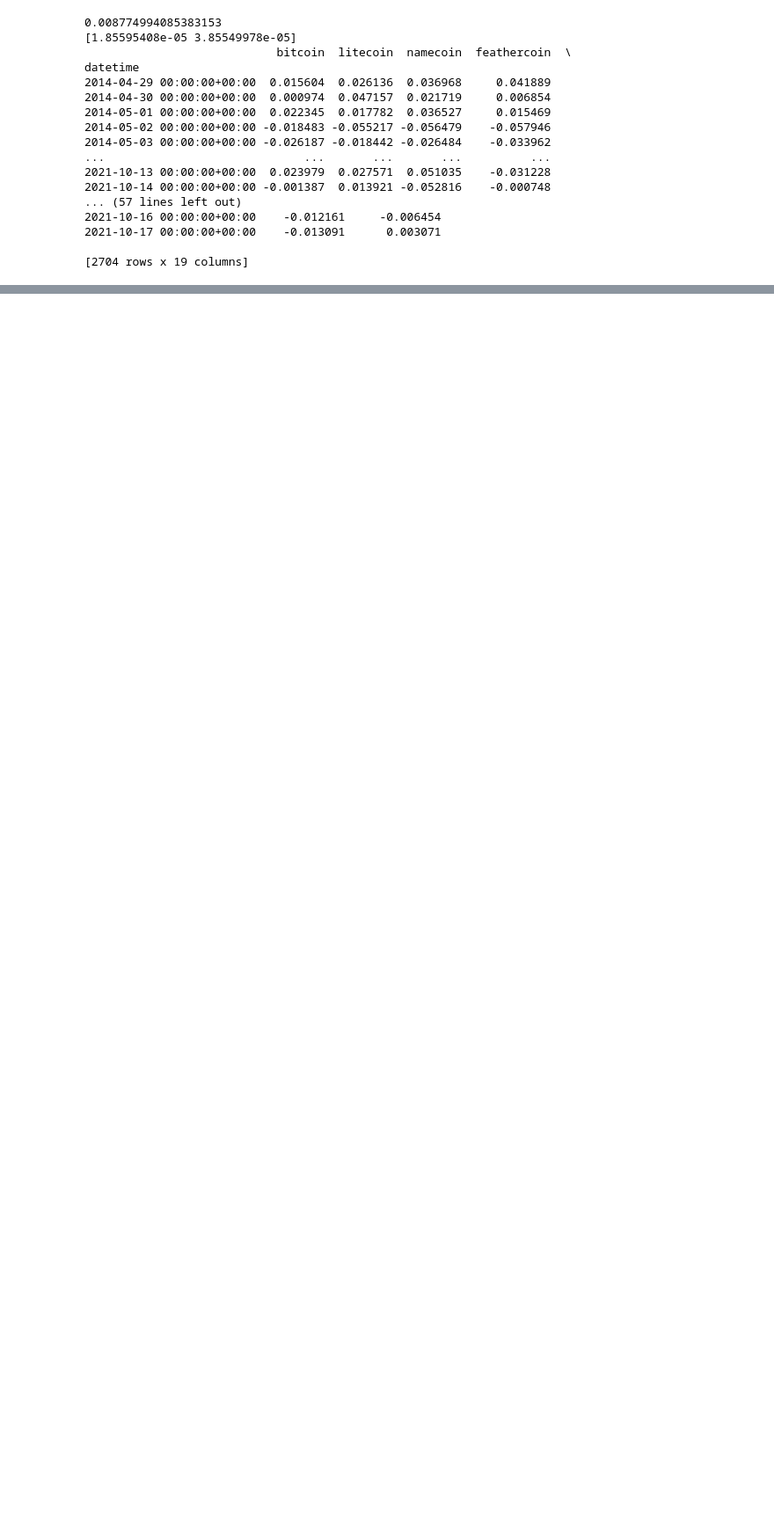
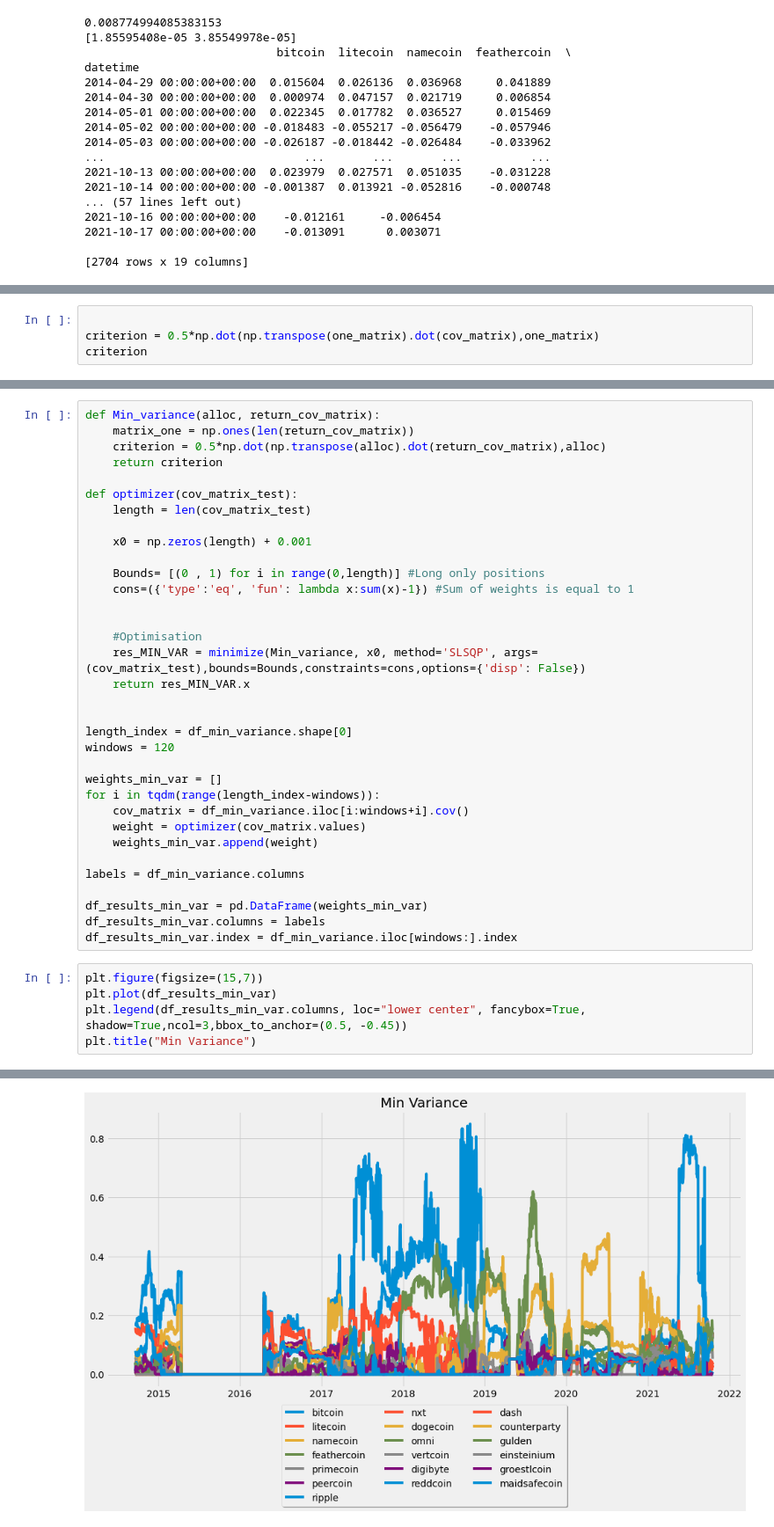
Before and after one commit to GuillaumePv/lowbeta_cryptocurrency, a Jupyter notebook: market_portfolio.ipynb, the cells around one changed output, grey strips where cells are left out. Shown at 88% size. Drawn from its saved outputs; the diff is of its cells as text; blank space fills up the shorter version.

```diff
--- a/market_portfolio.ipynb
+++ b/market_portfolio.ipynb
@@ -459,0 +504,4 @@ datetime
+# %%
+
+criterion = 0.5*np.dot(np.transpose(one_matrix).dot(cov_matrix),one_matrix)
+criterion
@@ -459,0 +510,40 @@ datetime
+# %%
+def Min_variance(alloc, return_cov_matrix):
+    matrix_one = np.ones(len(return_cov_matrix))
+    criterion = 0.5*np.dot(np.transpose(alloc).dot(return_cov_matrix),alloc)
+    return criterion
+
+def optimizer(cov_matrix_test):
+    length = len(cov_matrix_test)
+
+    x0 = np.zeros(length) + 0.001
+
+    Bounds= [(0 , 1) for i in range(0,length)] #Long only positions
+    cons=({'type':'eq', 'fun': lambda x:sum(x)-1}) #Sum of weights is equal to 1
+
+
+    #Optimisation
+    res_MIN_VAR = minimize(Min_variance, x0, method='SLSQP', args=(cov_matrix_test),bounds=Bounds,constraints=cons,options={'disp': False})
+    return res_MIN_VAR.x
+
+
+length_index = df_min_variance.shape[0]
+windows = 120
+
+weights_min_var = []
+for i in tqdm(range(length_index-windows)):
+    cov_matrix = df_min_variance.iloc[i:windows+i].cov()
+    weight = optimizer(cov_matrix.values)
+    weights_min_var.append(weight)
+
+labels = df_min_variance.columns
+
+df_results_min_var = pd.DataFrame(weights_min_var)
+df_results_min_var.columns = labels
+df_results_min_var.index = df_min_variance.iloc[windows:].index
+# %%
+plt.figure(figsize=(15,7))
+plt.plot(df_results_min_var)
+plt.legend(df_results_min_var.columns, loc="lower center", fancybox=True, shadow=True,ncol=3,bbox_to_anchor=(0.5, -0.45))
+plt.title("Min Variance")
+# %% [output]
@@ -459,0 +551 @@ datetime
+[figure, added]
```
Also changed, not shown: parts of 12 cells of this notebook, 1 other file.
